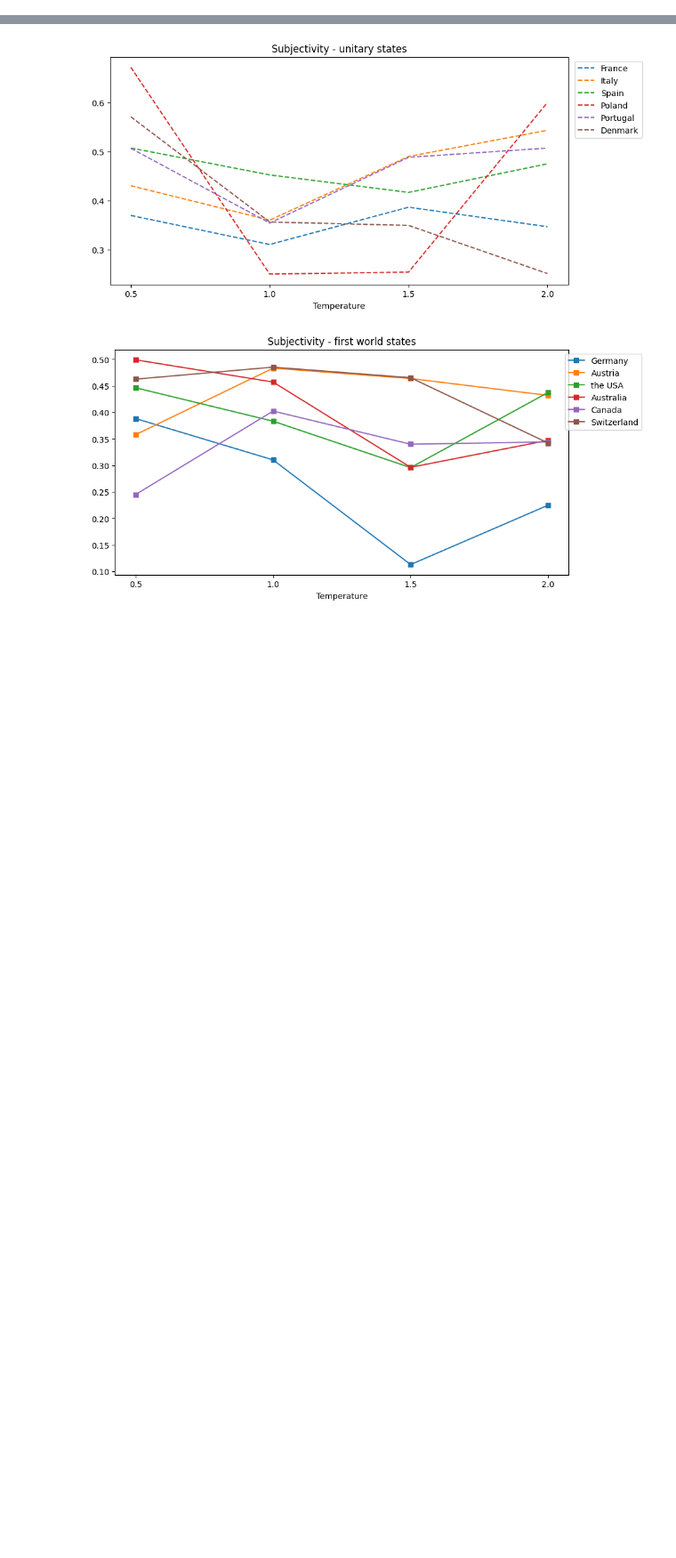
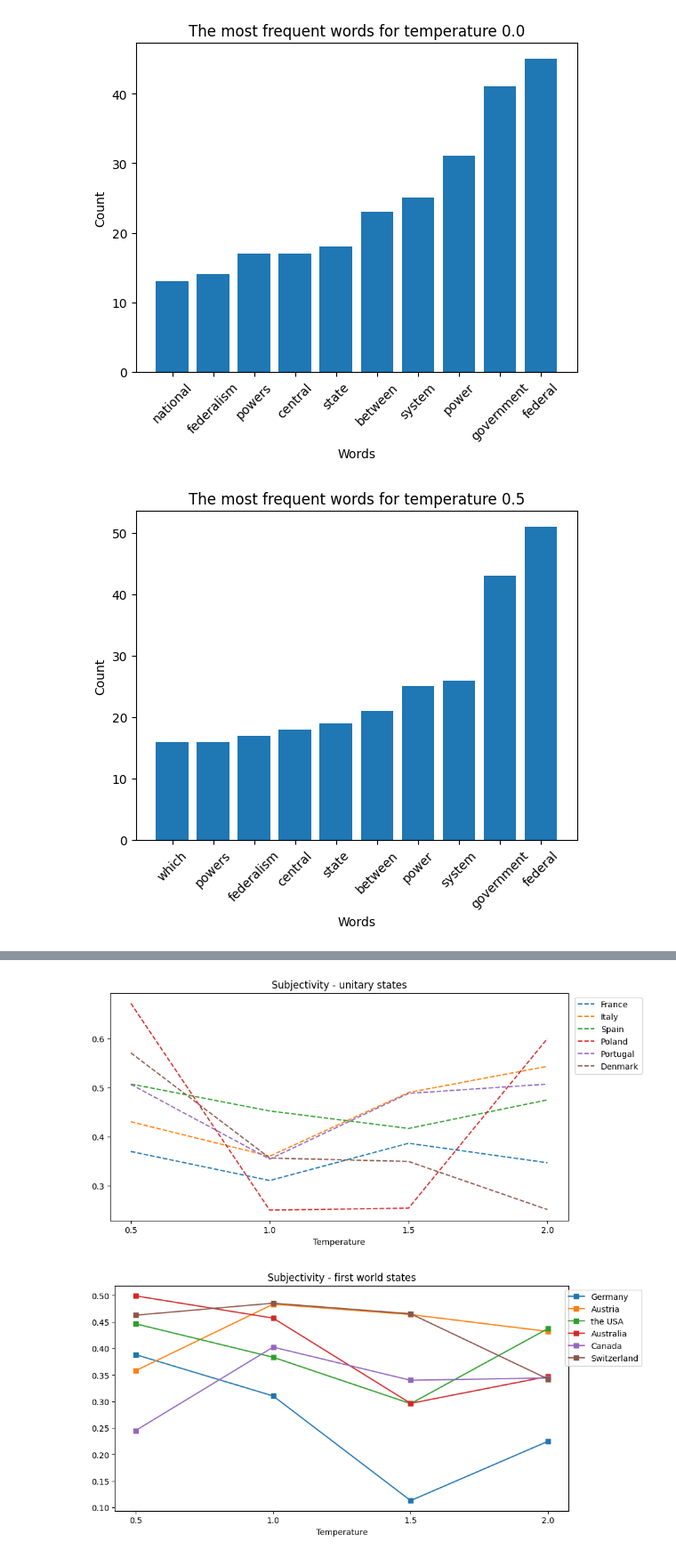
Before and after one commit to artrapido/gptnlp, a Jupyter notebook: ChatGPT.ipynb, the cells around one changed output, grey strips where cells are left out. Shown at 89% size. Drawn from its saved outputs; the diff is of its cells as text; code cells hidden in the pictures; blank space fills up the shorter version.

```diff
--- a/ChatGPT.ipynb
+++ b/ChatGPT.ipynb
@@ -64,3 +61,23 @@ def remove_disclaimer(series):
     series=series.apply(factual)
     return series
 feddf = feddf.apply(remove_disclaimer, axis=1)
+# %%
+#some descriptive statistics
+#the most frequent words per temperature
+from collections import Counter
+from operator import itemgetter
+for col in feddf.iloc[:, 1:]:
+    wordlist = ' '.join(list(feddf[col])).split()
+    wordcounter = [(Counter(wordlist)[key], key) if len(key)>4 else (0, 0) for key in list(Counter(wordlist).keys())]
+    top= sorted(wordcounter, key=itemgetter(0))[-10:]
+    top_counts = [tuple[0] for tuple in top]
+    top_words = [tuple[1] for tuple in top]
+    plt.bar(x=top_words, height = top_counts)
+    plt.xticks(ticks=list(range(len(top_words))), labels = top_words, rotation = 45)
+    plt.title(f'The most frequent words for temperature {col}')
+    plt.xlabel(xlabel='Words')
+    plt.ylabel(ylabel='Count')
+    plt.show()
+# %% [output]
+[figure, added]
+[figure, added]
```
Also changed, not shown: parts of 26 cells of this notebook.
